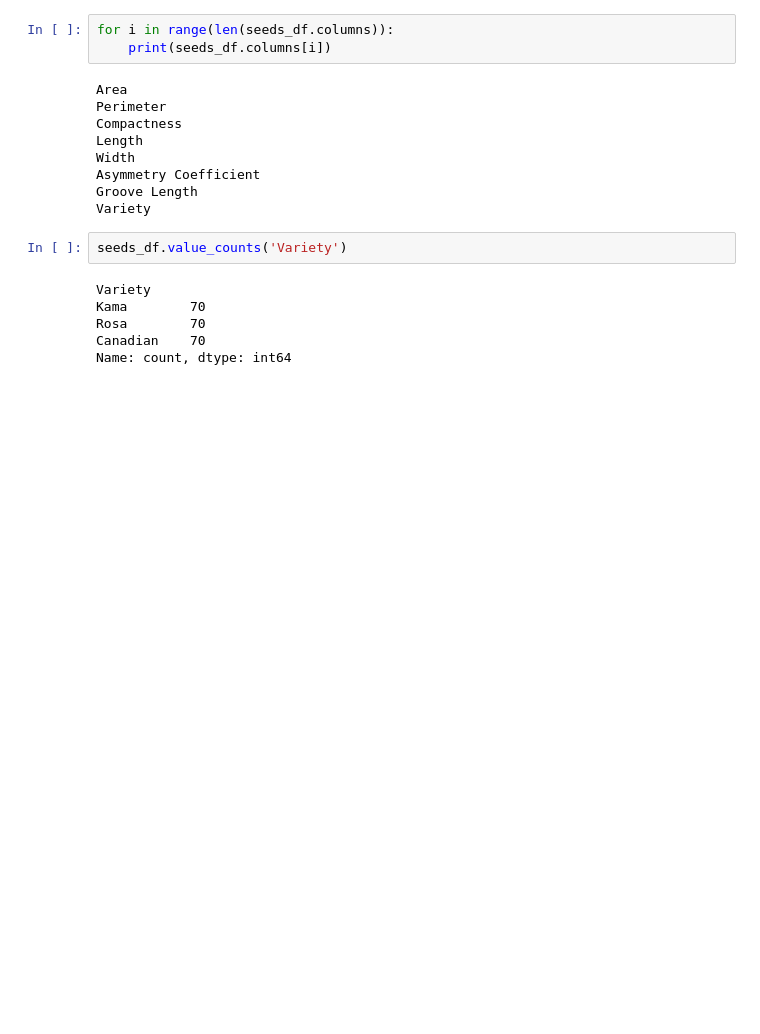
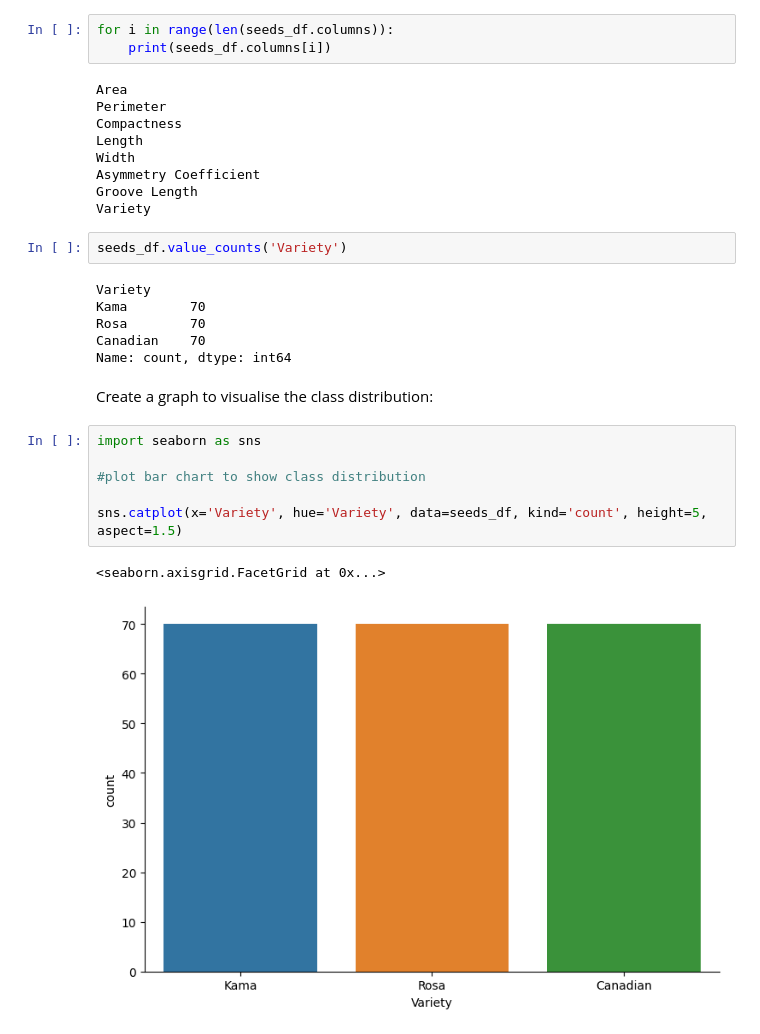
Before and after one commit to kaylamasson/CM3151-machine-learning-kaylamasson, a Jupyter notebook: seeds_classification.ipynb, the cells around one changed output. Saved outputs shown, nothing was run; the diff lists cells and outputs as text; blank space fills up the shorter version.

```diff
--- a/seeds_classification.ipynb
+++ b/seeds_classification.ipynb
@@ -172,3 +185,14 @@ Kama        70
 Rosa        70
 Canadian    70
 Name: count, dtype: int64
+# %% [markdown]
+Create a graph to visualise the class distribution:
+# %%
+import seaborn as sns
+
+#plot bar chart to show class distribution
+
+sns.catplot(x='Variety', hue='Variety', data=seeds_df, kind='count', height=5, aspect=1.5)
+# %% [output]
+<seaborn.axisgrid.FacetGrid at 0x...>
+[figure, added]
```
Also changed, not shown: parts of 10 cells of this notebook.
